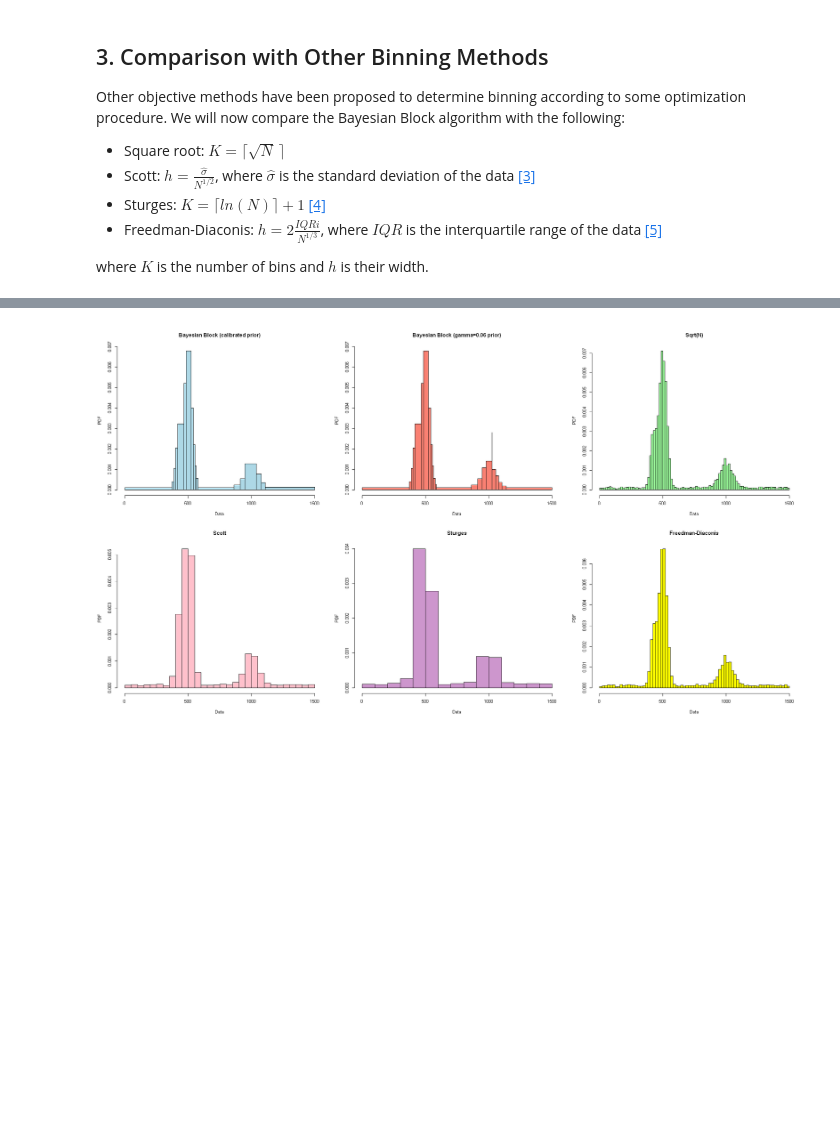
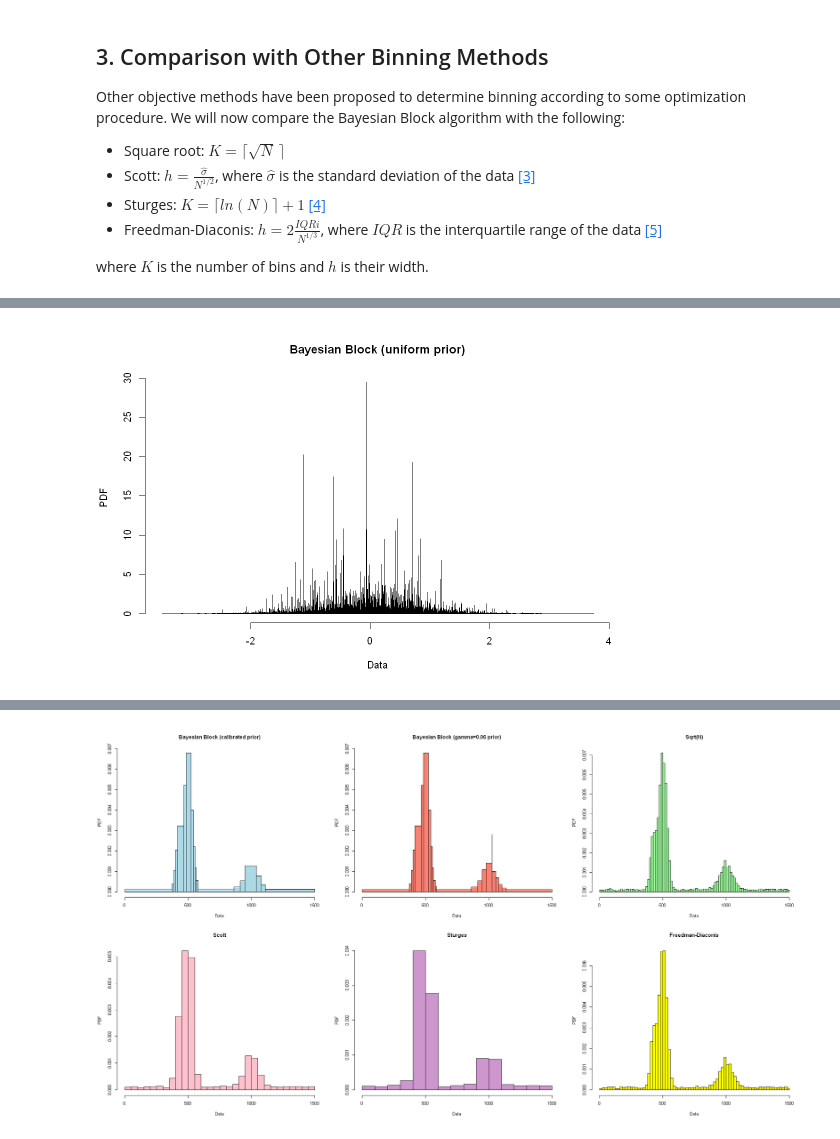
Before and after one commit to andread3vita/Bayesian-Blocks-Algorithm, a Jupyter notebook: BayesianBlocks.ipynb, the cells around one changed output, grey strips where cells are left out. Drawn from its saved outputs; the diff is of its cells as text; code cells hidden in the pictures; blank space fills up the shorter version.

Commit message:
ADD theory, note on uniform prior

```diff
--- a/BayesianBlocks.ipynb
+++ b/BayesianBlocks.ipynb
@@ -530,0 +573,10 @@ We will compare the binning methods on three different custom distributions.
+# %%
+data <- rnorm(5000)
+uniform_breaks <- bayesian_blocks(data, Prior="uniform")
+
+# plot results
+options(repr.plot.width = 9, repr.plot.height=6)
+hist(data, breaks = uniform_breaks, col = "lightblue", border = "black",
+     xlab = "Data", ylab = "PDF", main = sprintf("Bayesian Block (uniform prior)"))
+# %% [output]
+[figure, added]
```
Also changed, not shown: parts of 17 cells of this notebook.
